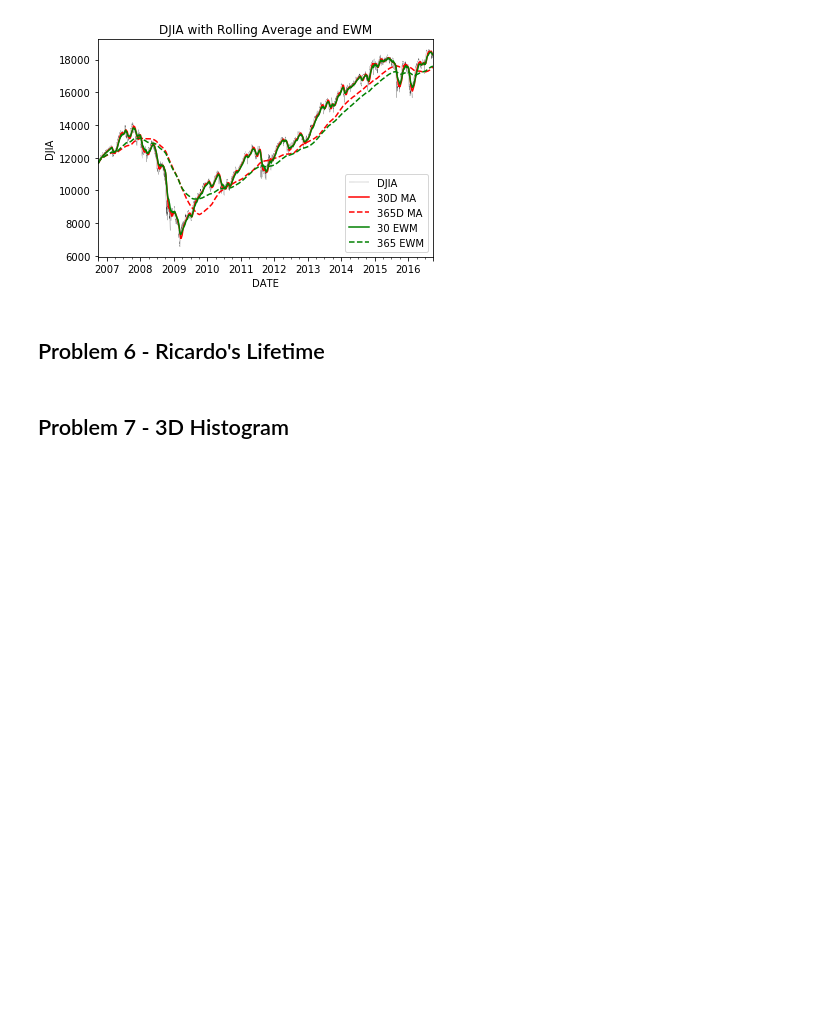
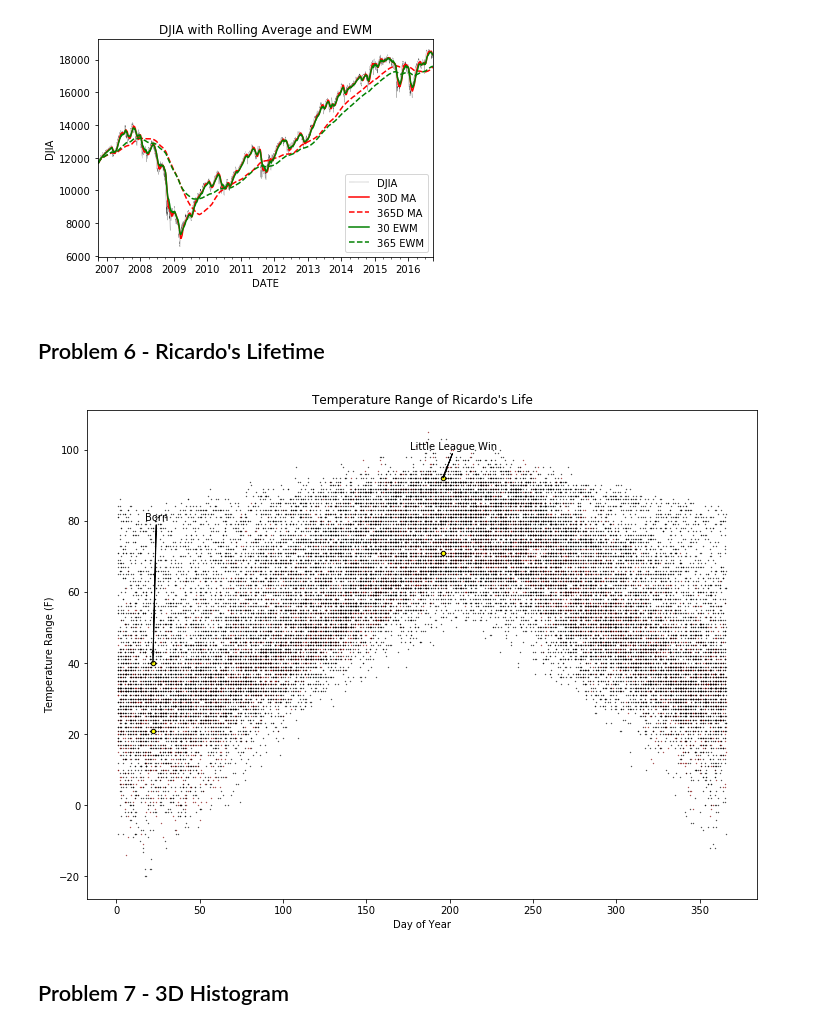
Before and after one commit to weihanchia/OSM-Lab-2017, a Jupyter notebook: Computation/Week 2/Week 2.ipynb, the cells around one changed output. Drawn from its saved outputs; the diff is of its cells as text; code cells hidden in the pictures; blank space fills up the shorter version.

```diff
--- a/Computation/Week 2/Week 2.ipynb
+++ b/Computation/Week 2/Week 2.ipynb
@@ -694,3 +732,33 @@ plt.show()
+# %%
+ax = Chic.plot.scatter('DOY','TMAX', c='maroon', s=0.1)
+Chic.plot.scatter('DOY','TMIN', c='maroon', s=0.1, ax=ax)
+
+Indi.plot.scatter('DOY','TMAX', c='k', s=0.1, ax=ax)
+Indi.plot.scatter('DOY','TMIN', c='k', s=0.1, ax=ax)
+
+Wash.plot.scatter('DOY','TMAX', c='k', s=0.1, ax=ax)
+Wash.plot.scatter('DOY','TMIN', c='k', s=0.1, ax=ax)
+
+Miam.plot.scatter('DOY','TMAX', c='k', s=0.1, ax=ax)
+Miam.plot.scatter('DOY','TMIN', c='k', s=0.1, ax=ax)
+
+Pitt.plot.scatter('DOY','TMAX', c='k', s=0.1, ax=ax)
+Pitt.plot.scatter('DOY','TMIN', c='k', s=0.1, ax=ax)
+
+ax.scatter(born['DOY'],born['TMAX'], c='yellow', marker='o', s=20, edgecolors='black')
+ax.scatter(born['DOY'],born['TMIN'], c='yellow', marker='o', s=20, edgecolors='black')
+ax.annotate("Born",xy=(born['DOY'],born['TMAX']), xytext=(born['DOY']-5, 80), arrowprops=dict(facecolor='black', shrink=0, width=0.1, headwidth=1))
+
+ax.scatter(llwin['DOY'],llwin['TMAX'], c='yellow', marker='o', s=20, edgecolors='black')
+ax.scatter(llwin['DOY'],llwin['TMIN'], c='yellow', marker='o', s=20, edgecolors='black')
+ax.annotate("Little League Win",xy=(llwin['DOY'],llwin['TMAX']), xytext=(llwin['DOY']-20, 100), arrowprops=dict(facecolor='black', shrink=0, width=0.1, headwidth=1))
+
+ax.set_xlabel("Day of Year")
+ax.set_ylabel("Temperature Range (F)")
+ax.set_title("Temperature Range of Ricardo's Life")
+plt.show()
+# %% [output]
+[figure, added]
 # %% [markdown]
 ## Problem 7 - 3D Histogram
 # %% [markdown]
```
Also changed, not shown: parts of 1 cell of this notebook, 6 other files.
